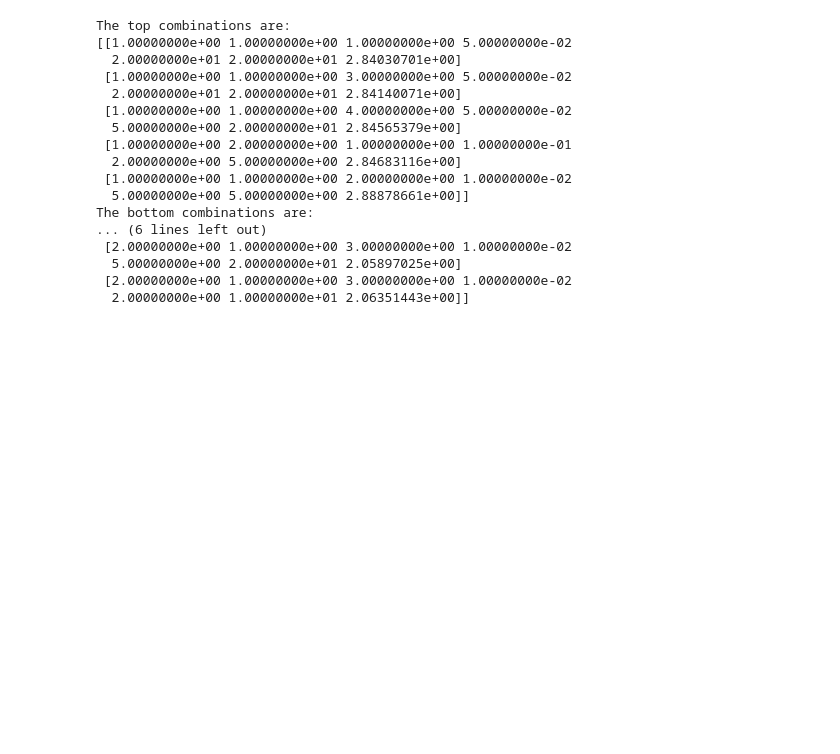
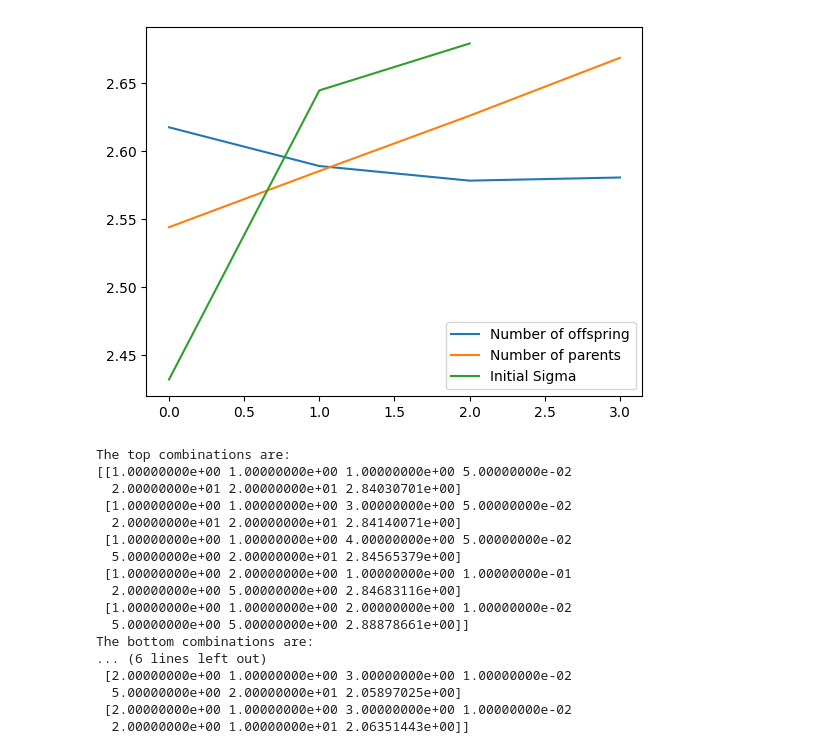
Before and after one commit to Knightjulius/EA-Ass, a Jupyter notebook: visualisation.ipynb, the cells around one changed output. Cells and saved outputs as stored; diff of their text form; code cells hidden in the pictures; blank space fills up the shorter version.

```diff
--- a/visualisation.ipynb
+++ b/visualisation.ipynb
@@ -184,3 +197,20 @@ print(Average3)
+# %%
+parameters = [['IM', 'OSM'], ['KommaS', 'PlusS'], ['IR', 'DR', 'GIR', 'GDR']]
+# the combinatiosn represent (in number of choices) 2 - 2 - 4 - 4 - 4
+import matplotlib.pyplot as plt
+
+x = [Average3[15], Average3[16], Average3[17], Average3[18]]
+y = [Average3[11], Average3[12], Average3[13], Average3[14]]
+z = [Average3[8], Average3[9], Average3[10]]
+
+# plot lines
+plt.plot(x, label = "Number of offspring")
+plt.plot(y, label = "Number of parents")
+plt.plot(z, label = "Initial Sigma")
+plt.legend()
+plt.show()
+# %% [output]
+[figure, added]
 # %%
 F_opt = 0
 X_opt = None
```
Also changed, not shown: parts of 2 cells of this notebook, 1 other file.
